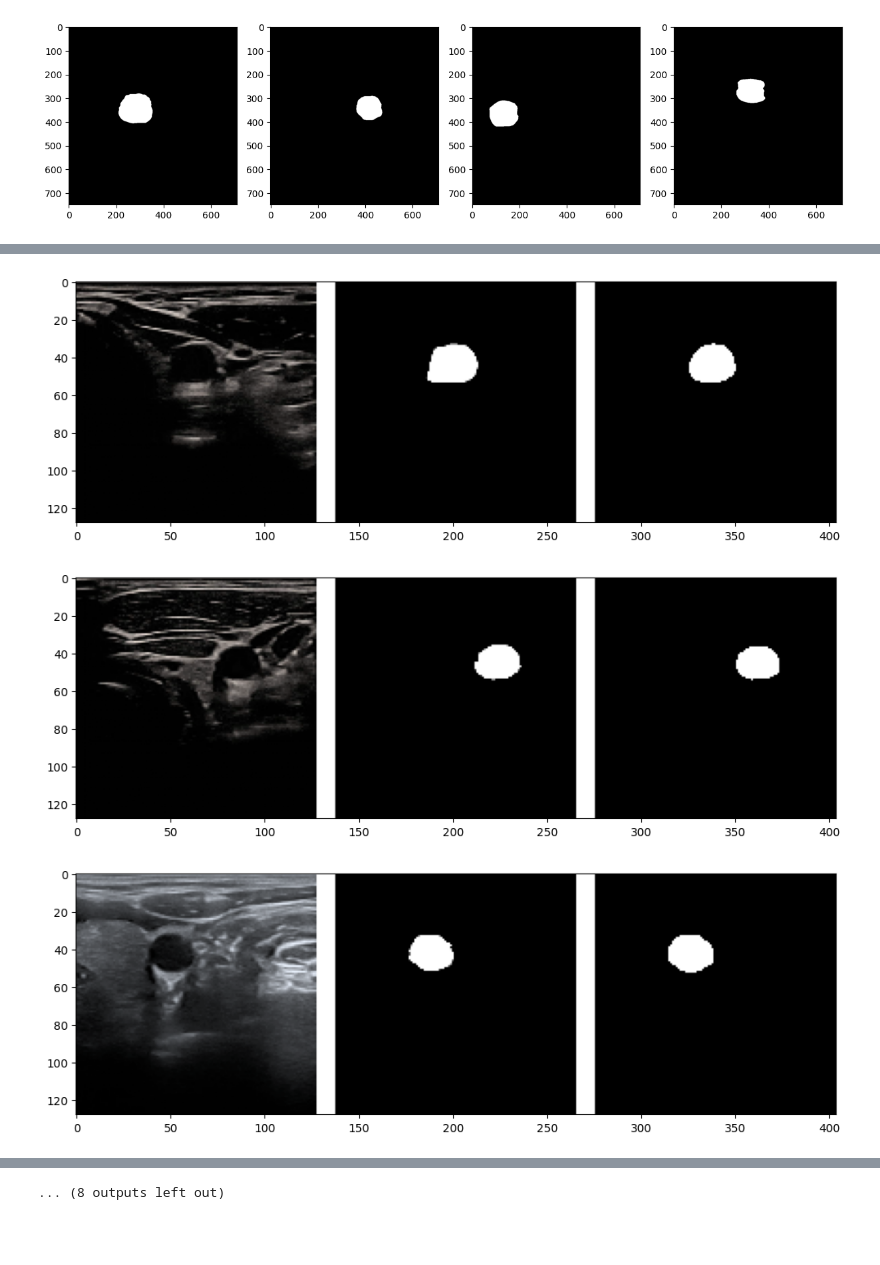
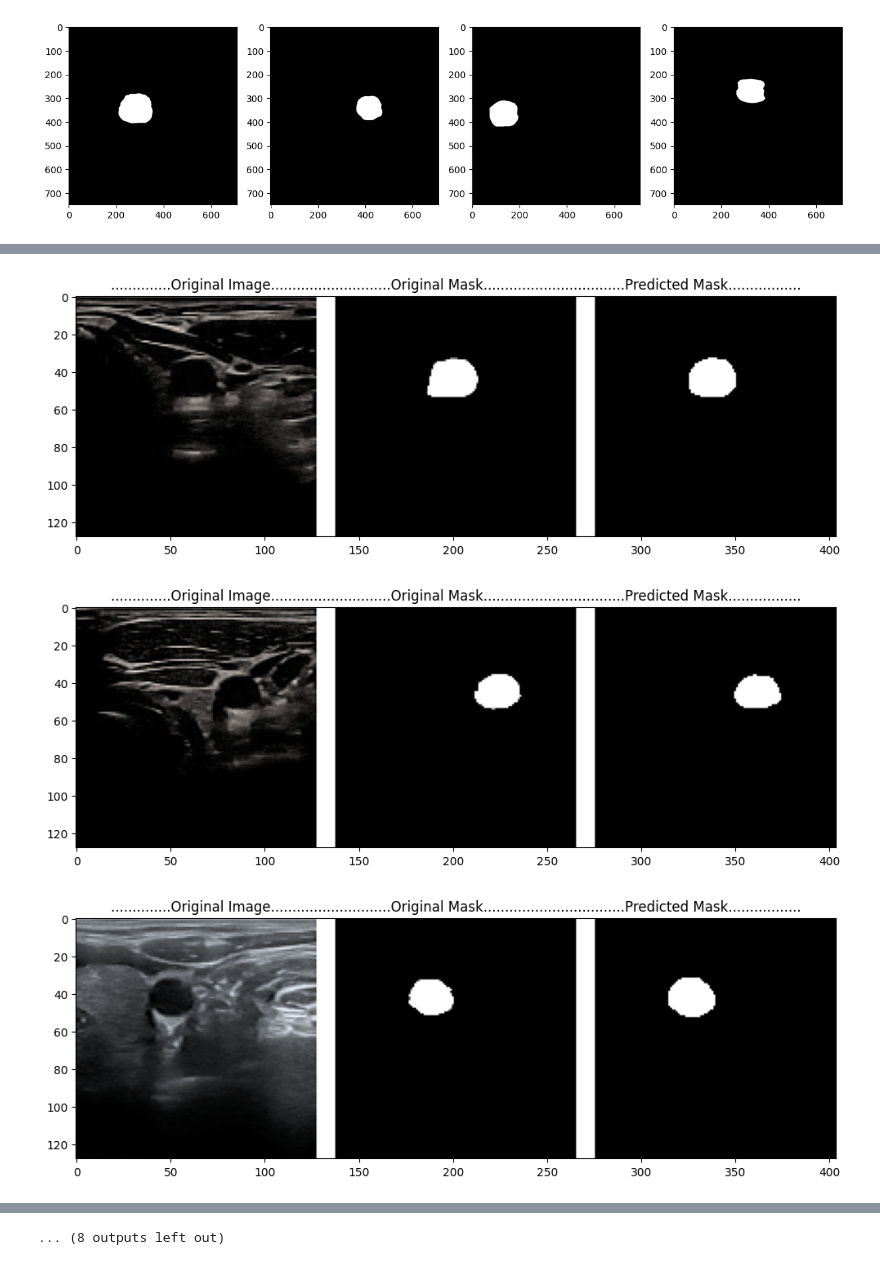
Before and after one commit to akhileshreddi/major-project, a Jupyter notebook: U-Net-CCA.ipynb, the cells around one changed output, grey strips where cells are left out. Cells and saved outputs as stored; diff of their text form; code cells hidden in the pictures; blank space fills up the shorter version.

Commit message:
Ran More Epochs

```diff
--- a/U-Net-CCA.ipynb
+++ b/U-Net-CCA.ipynb
@@ -23,7 +23,7 @@ np.random.seed(42)
 tf.random.set_seed(42)
 # %%
 IMAGE_SIZE = 128
-EPOCHS = 30
+EPOCHS = 100
 BATCH = 8
 LR = 1e-4
 
@@ -271,22 +271,24 @@ def mask_parse(mask):
 # %%
 for i, (x, y) in enumerate(zip(test_x[:20], test_y[:20])):
     x = read_image(x)
     y = read_mask(y)
     y_pred = model.predict(np.expand_dims(x, axis=0))[0] > 0.5
     h, w, _ = x.shape
     white_line = np.ones((h, 10, 3))
 
     all_images = [
         x, white_line,
         mask_parse(y), white_line,
         mask_parse(y_pred)
     ]
     image = np.concatenate(all_images, axis=1)
 
     fig = plt.figure(figsize=(12, 12))
     a = fig.add_subplot(1, 1, 1)
+    a.set_title("____________Original Image________________________Original Mask_________________________Predicted Mask________________")
+    a.set_title("..............Original Image............................Original Mask.................................Predicted Mask.................")
     imgplot = plt.imshow(image)
 # %% [output]
-[figure, old version]
+[figure, new version]
-[figure, old version]
+[figure, new version]
-[figure, old version]
+[figure, new version]
```
Also changed, not shown: parts of 4 cells of this notebook, 1 other file.
